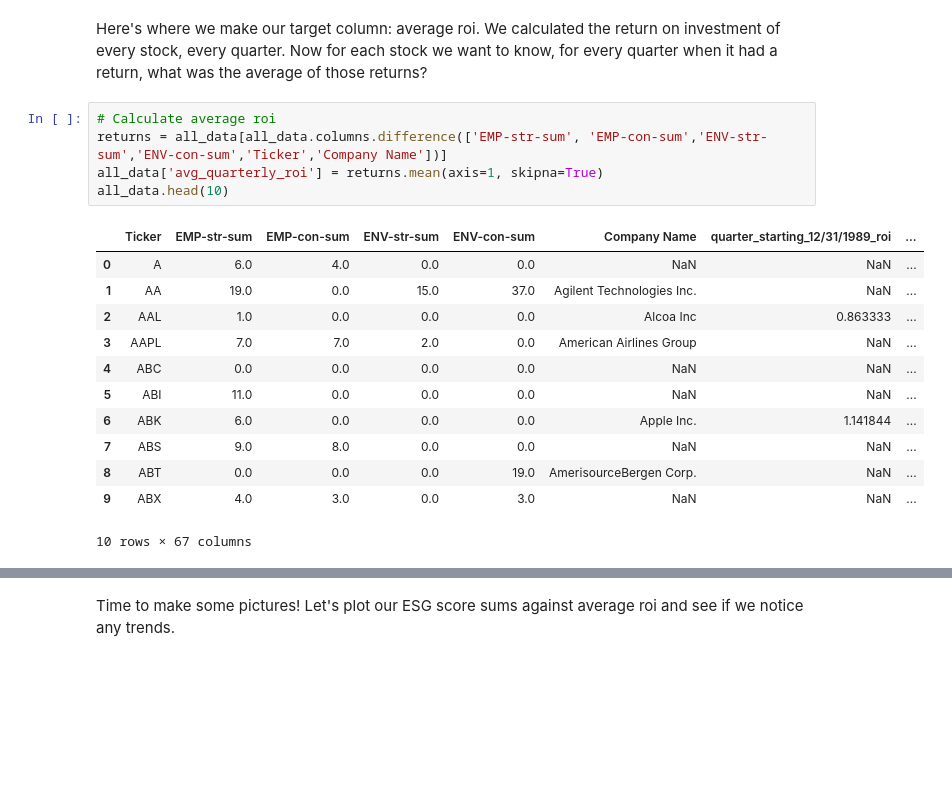
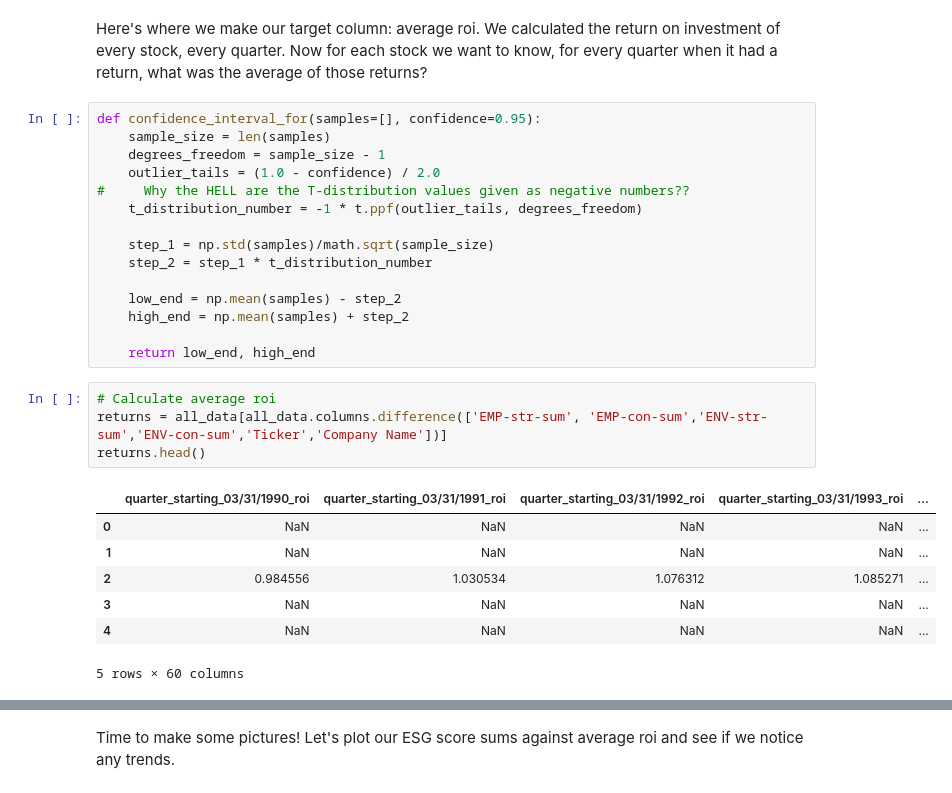
Before and after one commit to chelseatroy/fund_scale, a Jupyter notebook: data_explo/Exploring S&P Ethical Index Data.ipynb, the cells around one changed output, grey strips where cells are left out. Cells and saved outputs as stored; diff of their text form; blank space fills up the shorter version.

```diff
--- a/data_explo/Exploring S&P Ethical Index Data.ipynb
+++ b/data_explo/Exploring S&P Ethical Index Data.ipynb
@@ -217,21 +217,30 @@ import seaborn as sns
 %matplotlib inline
 # %% [markdown]
 Here's where we make our target column: average roi. We calculated the return on investment of every stock, every quarter. Now for each stock we want to know, for every quarter when it had a return, what was the average of those returns?
+# %%
+def confidence_interval_for(samples=[], confidence=0.95):
+    sample_size = len(samples)
+    degrees_freedom = sample_size - 1
+    outlier_tails = (1.0 - confidence) / 2.0
+#     Why the HELL are the T-distribution values given as negative numbers??
+    t_distribution_number = -1 * t.ppf(outlier_tails, degrees_freedom)
+
+    step_1 = np.std(samples)/math.sqrt(sample_size)
+    step_2 = step_1 * t_distribution_number
+
+    low_end = np.mean(samples) - step_2
+    high_end = np.mean(samples) + step_2
+
+    return low_end, high_end
 # %%
 # Calculate average roi
 returns = all_data[all_data.columns.difference(['EMP-str-sum', 'EMP-con-sum','ENV-str-sum','ENV-con-sum','Ticker','Company Name'])]
-all_data['avg_quarterly_roi'] = returns.mean(axis=1, skipna=True)
-all_data.head(10)
+returns.head()
 # %% [output]
-|  | Ticker | EMP-str-sum | EMP-con-sum | ENV-str-sum | ENV-con-sum | Company Name | quarter_starting_12/31/1989_roi | ... |
-| 0 | A | 6.0 | 4.0 | 0.0 | 0.0 | NaN | NaN | ... |
-| 1 | AA | 19.0 | 0.0 | 15.0 | 37.0 | Agilent Technologies Inc. | NaN | ... |
-| 2 | AAL | 1.0 | 0.0 | 0.0 | 0.0 | Alcoa Inc | 0.863333 | ... |
-| 3 | AAPL | 7.0 | 7.0 | 2.0 | 0.0 | American Airlines Group | NaN | ... |
-| 4 | ABC | 0.0 | 0.0 | 0.0 | 0.0 | NaN | NaN | ... |
-| 5 | ABI | 11.0 | 0.0 | 0.0 | 0.0 | NaN | NaN | ... |
-| 6 | ABK | 6.0 | 0.0 | 0.0 | 0.0 | Apple Inc. | 1.141844 | ... |
-| 7 | ABS | 9.0 | 8.0 | 0.0 | 0.0 | NaN | NaN | ... |
-| 8 | ABT | 0.0 | 0.0 | 0.0 | 19.0 | AmerisourceBergen Corp. | NaN | ... |
-| 9 | ABX | 4.0 | 3.0 | 0.0 | 3.0 | NaN | NaN | ... |
+|  | quarter_starting_03/31/1990_roi | quarter_starting_03/31/1991_roi | quarter_starting_03/31/1992_roi | quarter_starting_03/31/1993_roi | ... |
+| 0 | NaN | NaN | NaN | NaN | ... |
+| 1 | NaN | NaN | NaN | NaN | ... |
+| 2 | 0.984556 | 1.030534 | 1.076312 | 1.085271 | ... |
+| 3 | NaN | NaN | NaN | NaN | ... |
+| 4 | NaN | NaN | NaN | NaN | ... |
-10 rows × 67 columns
+5 rows × 60 columns
```
Also changed, not shown: parts of 25 cells of this notebook.
